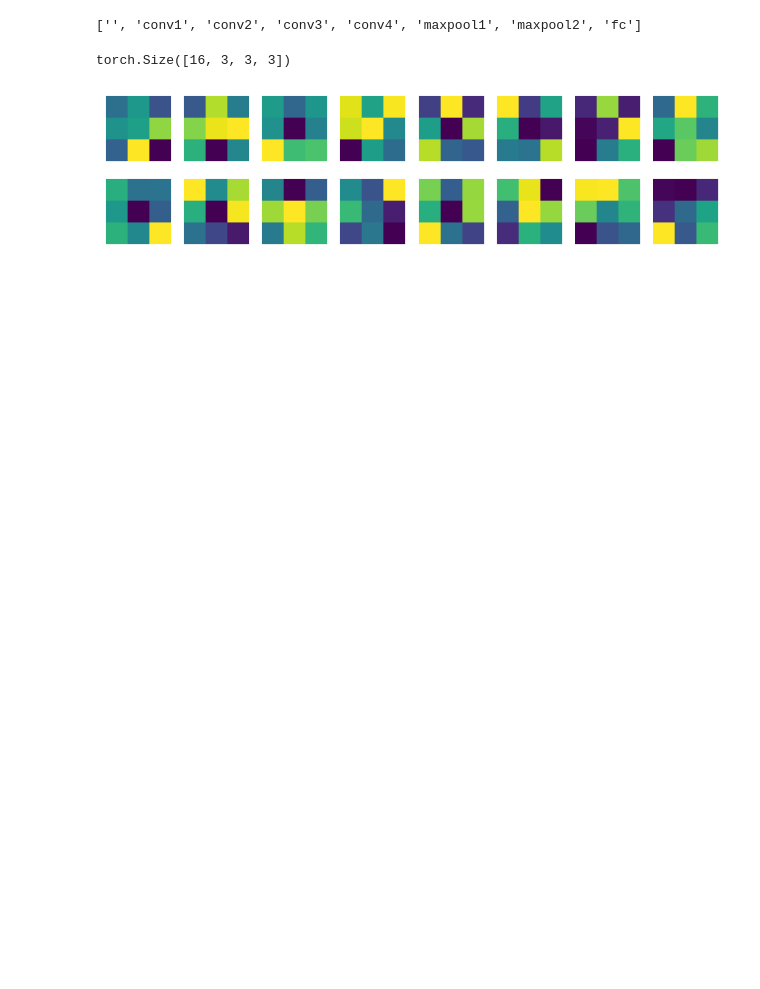
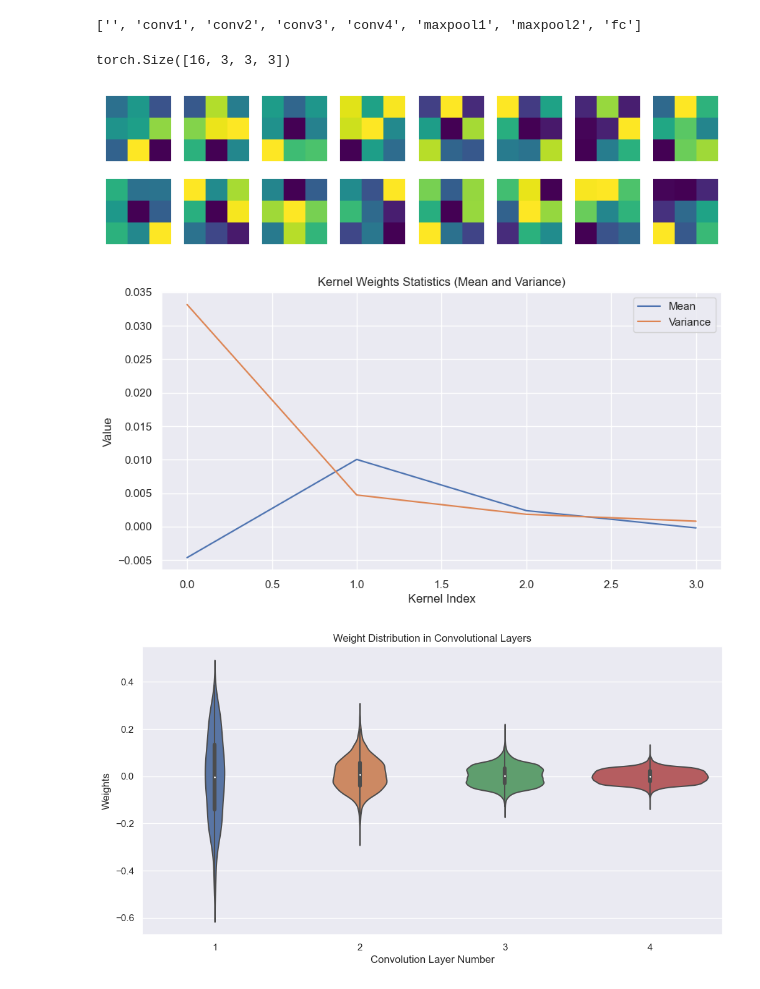
Before and after one commit to 23-Fall-Graduation-Thesis/Indium, a Jupyter notebook: utills/visualization.ipynb, the cells around one changed output. Drawn from its saved outputs; the diff is of its cells as text; code cells hidden in the pictures; blank space fills up the shorter version.

Commit message:
add: weight_ditribution_visualize

```diff
--- a/utills/visualization.ipynb
+++ b/utills/visualization.ipynb
@@ -153,0 +163,5 @@ torch.Size([16, 3, 3, 3])
+# %%
+weight_distribution_visualize(model)
+# %% [output]
+[figure, added]
+[figure, added]
```
Also changed, not shown: parts of 5 cells of this notebook, 3 other files.
